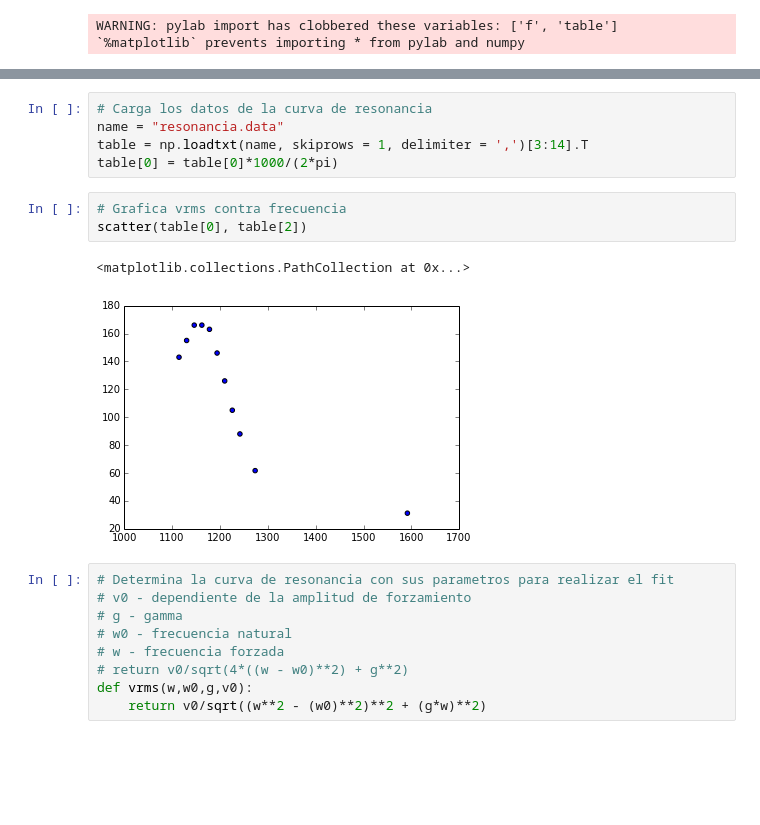
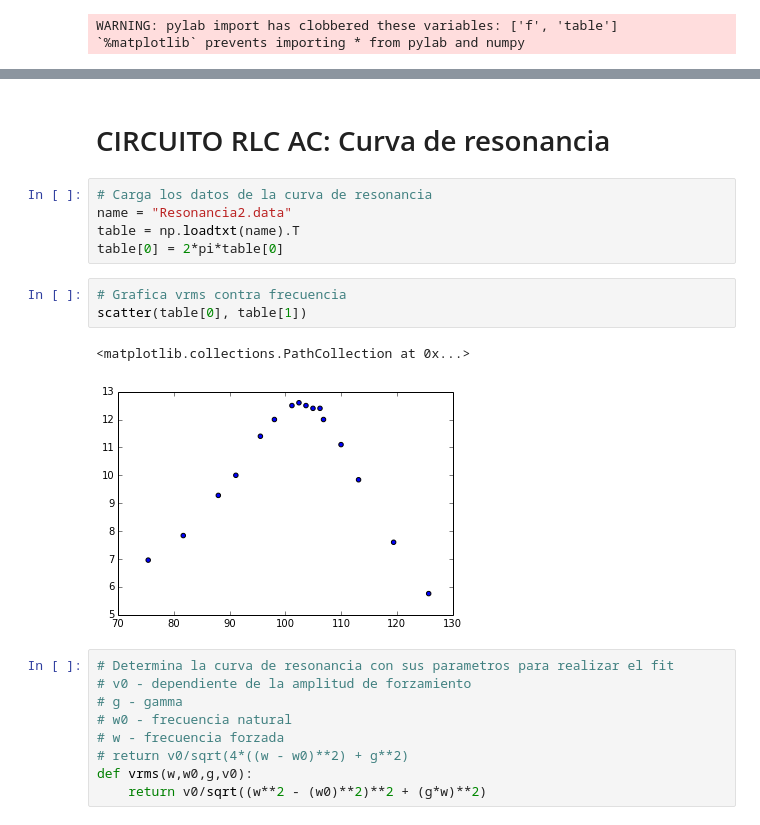
Before and after one commit to jdprada1760/Laboratorio-Intermedio, a Jupyter notebook: Osciloscopio/Osciloscopio.ipynb, the cells around one changed output, grey strips where cells are left out. Cells and saved outputs as stored; diff of their text form; blank space fills up the shorter version.

```diff
--- a/Osciloscopio/Osciloscopio.ipynb
+++ b/Osciloscopio/Osciloscopio.ipynb
@@ -12,14 +13,16 @@ Osciloscopio.ipynb  resonancia.data
+# %% [markdown]
+# CIRCUITO RLC AC: Curva de resonancia
 # %%
 # Carga los datos de la curva de resonancia
-name = "resonancia.data"
-table = np.loadtxt(name, skiprows = 1, delimiter = ',')[3:14].T
-table[0] = table[0]*1000/(2*pi)
+name = "Resonancia2.data"
+table = np.loadtxt(name).T
+table[0] = 2*pi*table[0]
 # %%
 # Grafica vrms contra frecuencia
-scatter(table[0], table[2])
+scatter(table[0], table[1])
 # %% [output]
 <matplotlib.collections.PathCollection at 0x...>
-[figure, old version]
+[figure, new version]
 # %%
 # Determina la curva de resonancia con sus parametros para realizar el fit
 # v0 - dependiente de la amplitud de forzamiento
```
Also changed, not shown: parts of 25 cells of this notebook, 4 other files.
